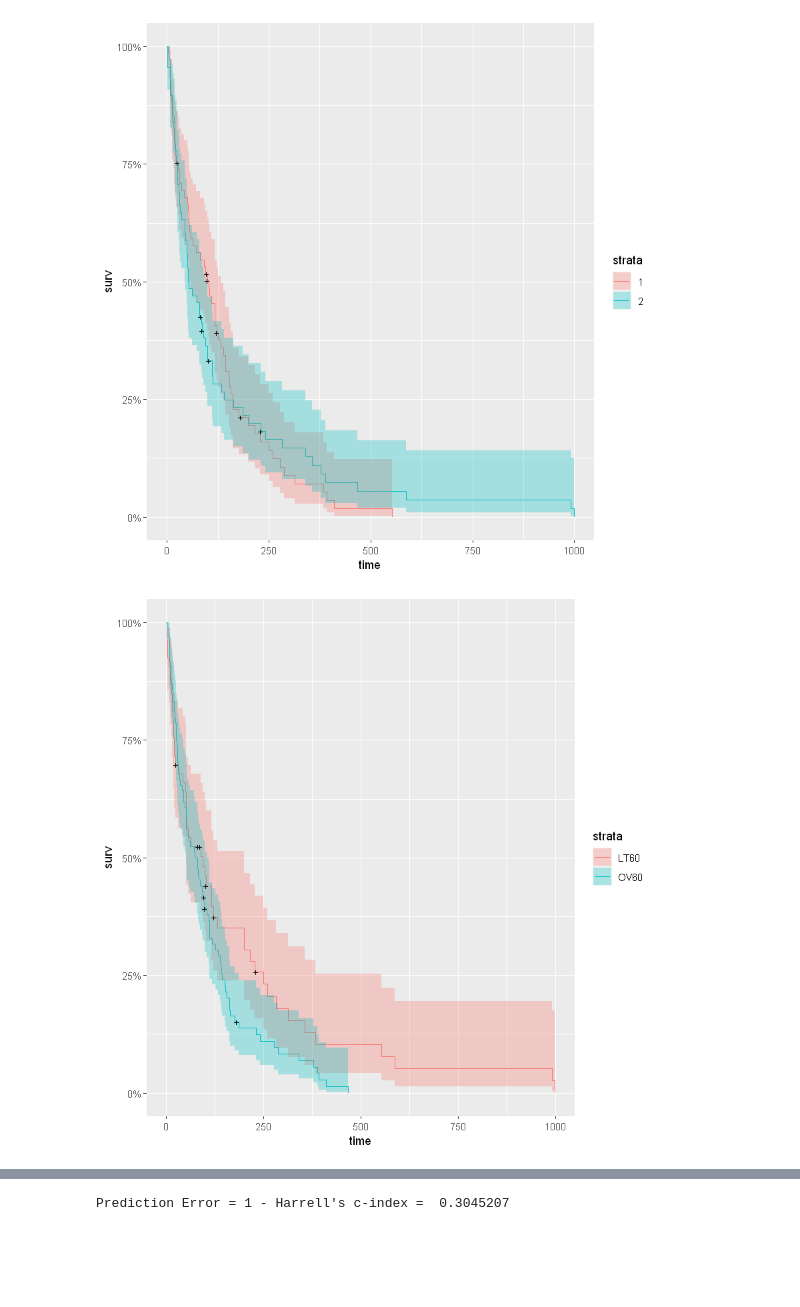
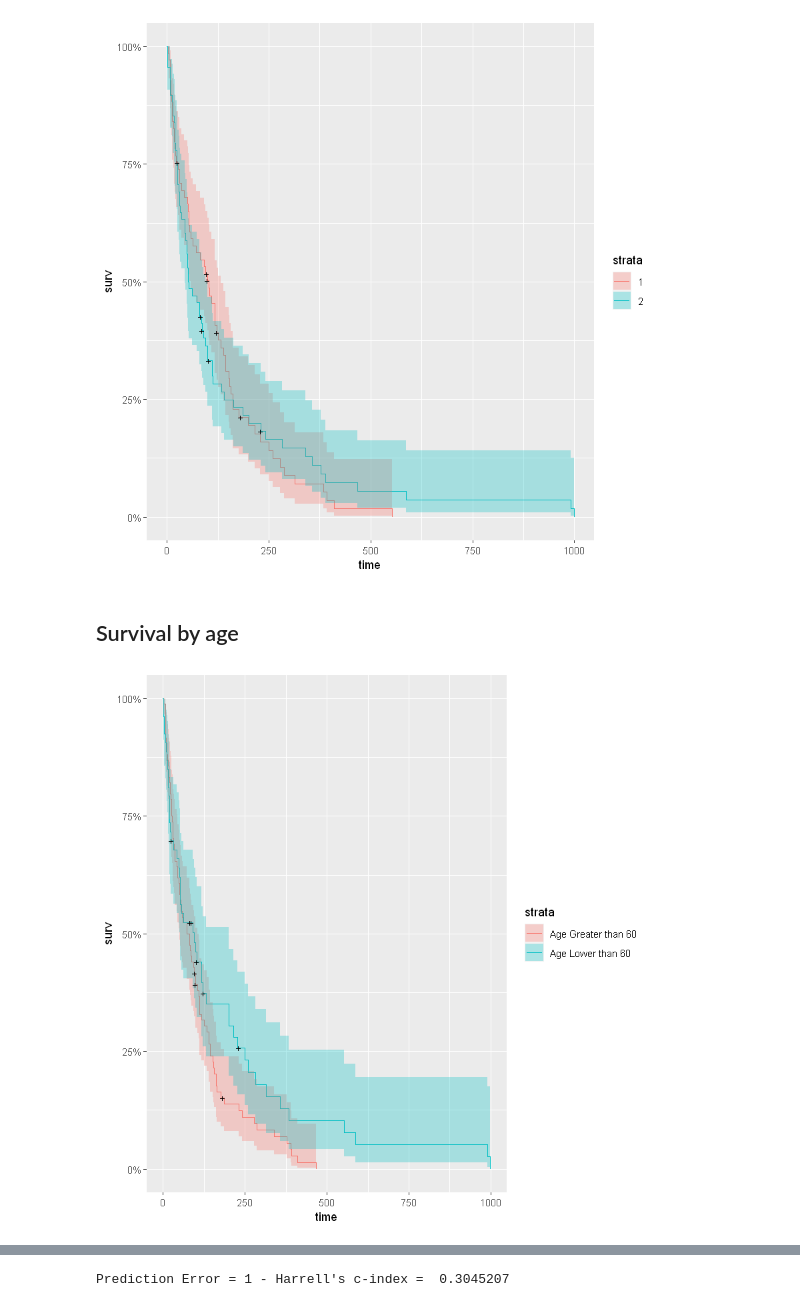
Before and after one commit to OfficialAnujMore/Survival-analysis-in-R, a Jupyter notebook: Survival.ipynb, the cells around one changed output, grey strips where cells are left out. Saved outputs shown, nothing was run; the diff lists cells and outputs as text; code cells hidden in the pictures; blank space fills up the shorter version.

```diff
--- a/Survival.ipynb
+++ b/Survival.ipynb
@@ -63,13 +48,18 @@ km_trt_fit <- survfit(Surv(time, status) ~ trt, data=veteran)
 autoplot(km_trt_fit)
 # %% [output]
 [figure]
+# %% [markdown]
+## Survival by age
 # %%
-vet <- mutate(veteran, AG = ifelse((age < 60), "LT60", "OV60"),
+vet <- mutate(veteran, AG = ifelse((age < 60), "Age Lower than 60", "Age Greater than 60"),
               AG = factor(AG),
               trt = factor(trt,labels=c("standard","test")),
               prior = factor(prior,labels=c("N0","Yes")))
 
 km_AG_fit <- survfit(Surv(time, status) ~ AG, data=vet)
 autoplot(km_AG_fit)
+
+
+# Overlap in the first fifty days, younger patients clearly have a better chance of surviving more than a year.
 # %% [output]
-[figure, old version]
+[figure, new version]
```
Also changed, not shown: parts of 19 cells of this notebook.
